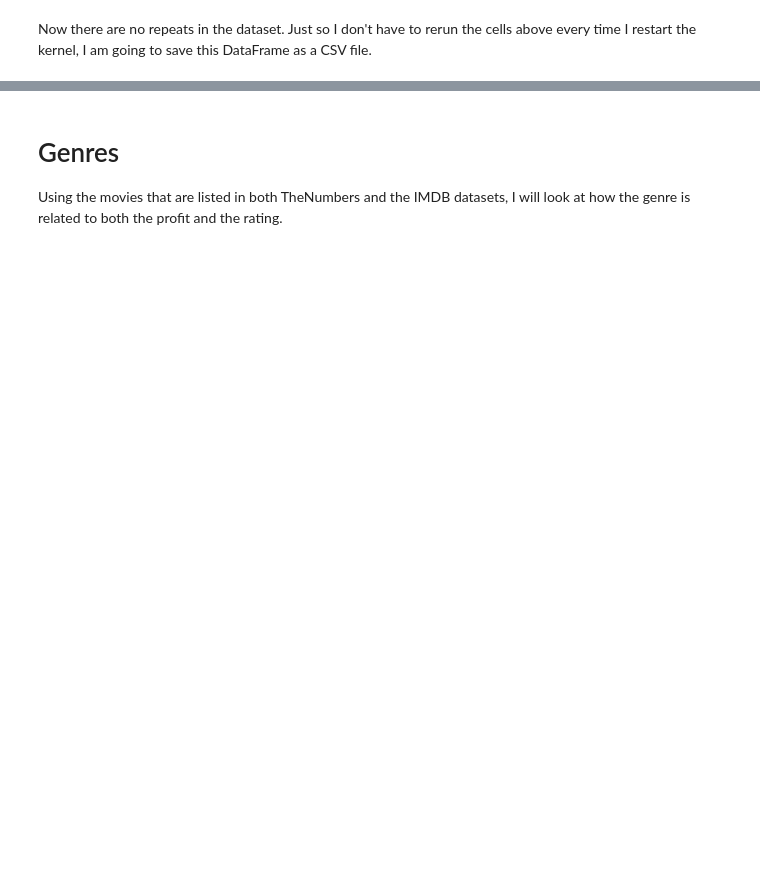
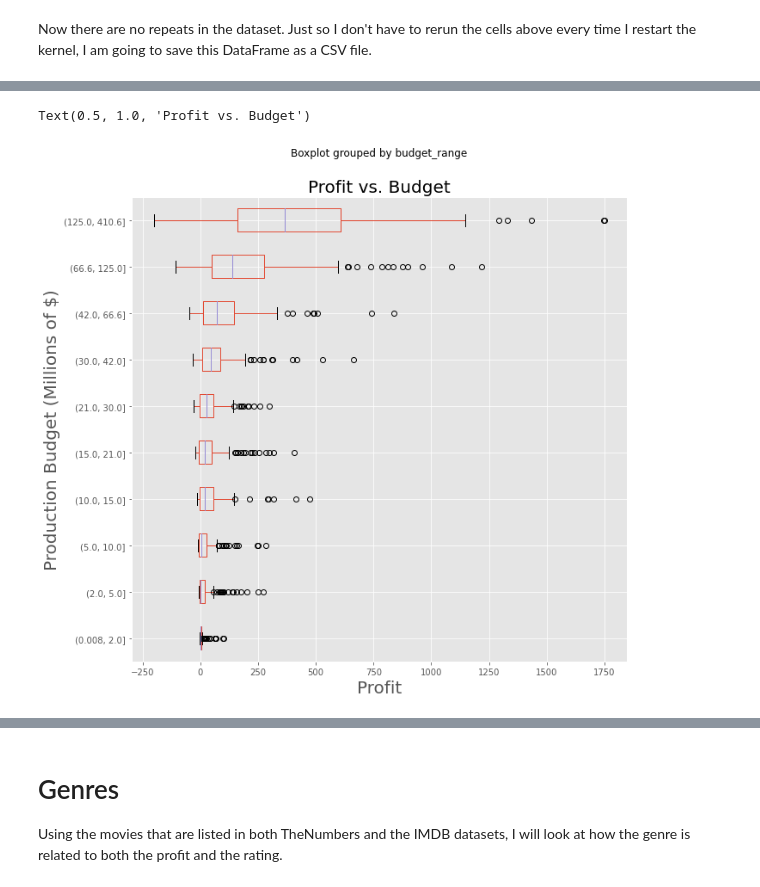
Before and after one commit to daviderics/Phase1-Microsoft-Movie-Studio, a Jupyter notebook: student.ipynb, the cells around one changed output, grey strips where cells are left out. Cells and saved outputs as stored; diff of their text form; code cells hidden in the pictures; blank space fills up the shorter version.

```diff
--- a/student.ipynb
+++ b/student.ipynb
@@ -626,0 +604,12 @@ df_merge.to_csv(dir_path + 'Data/TheNumbers_IMDB_Merge.csv')
+# %%
+#I am dividing the movies into 10 groups based on their production budget.
+#This is being added to the table as budget_range
+groups, edges = pd.qcut(df_merge.production_budget,q=10, retbins=True)
+
+df_merge['budget_range'] = groups
+# %%
+#Determine what percentage of movies were profitable in each budget range
+#Profitable is True if movie made money, False if it did not
+df_merge['Profitable?'] = df_merge.profit > 0
+df_group = df_merge.groupby('budget_range').mean()
+df_group
@@ -626,0 +629,9 @@ df_merge.to_csv(dir_path + 'Data/TheNumbers_IMDB_Merge.csv')
+# %%
+# Make a figure with boxplots for each range of budget
+ax = df_merge.boxplot(column = 'profit', by = 'budget_range', vert=False)
+ax.set_xlabel('Profit', fontsize = 20)
+ax.set_ylabel('Production Budget (Millions of $)', fontsize = 20)
+ax.set_title('Profit vs. Budget', fontsize = 20)
+# %% [output]
+Text(0.5, 1.0, 'Profit vs. Budget')
+[figure, added]
```
Also changed, not shown: parts of 112 cells of this notebook.
